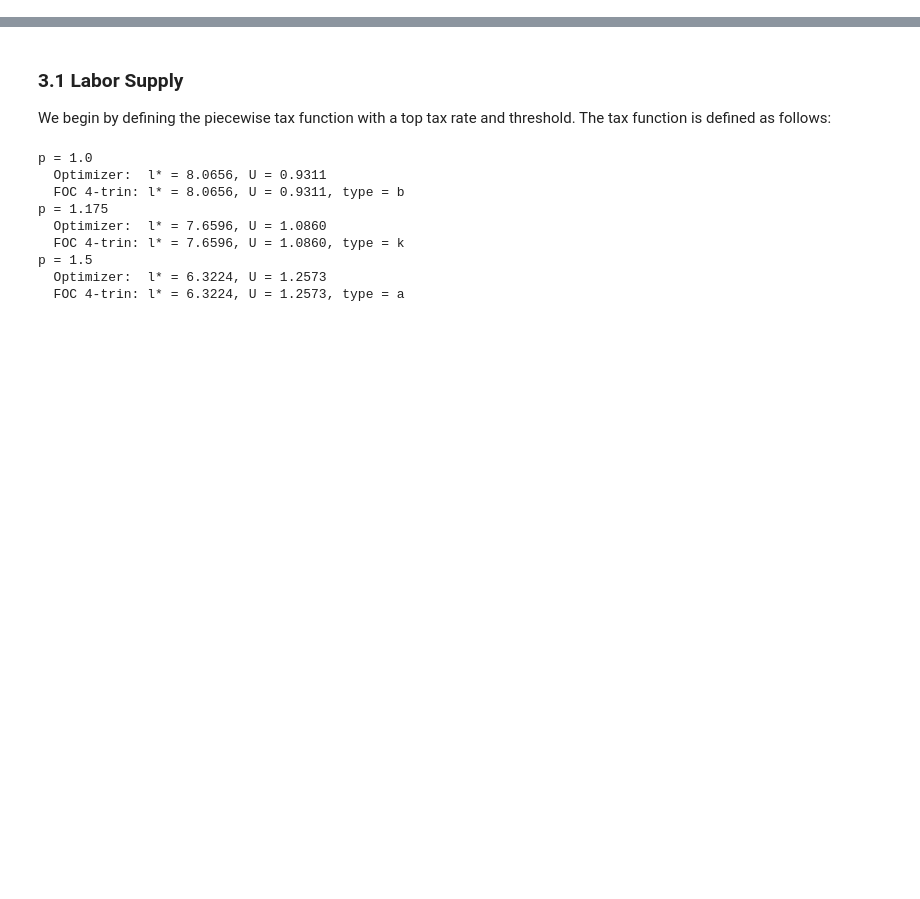
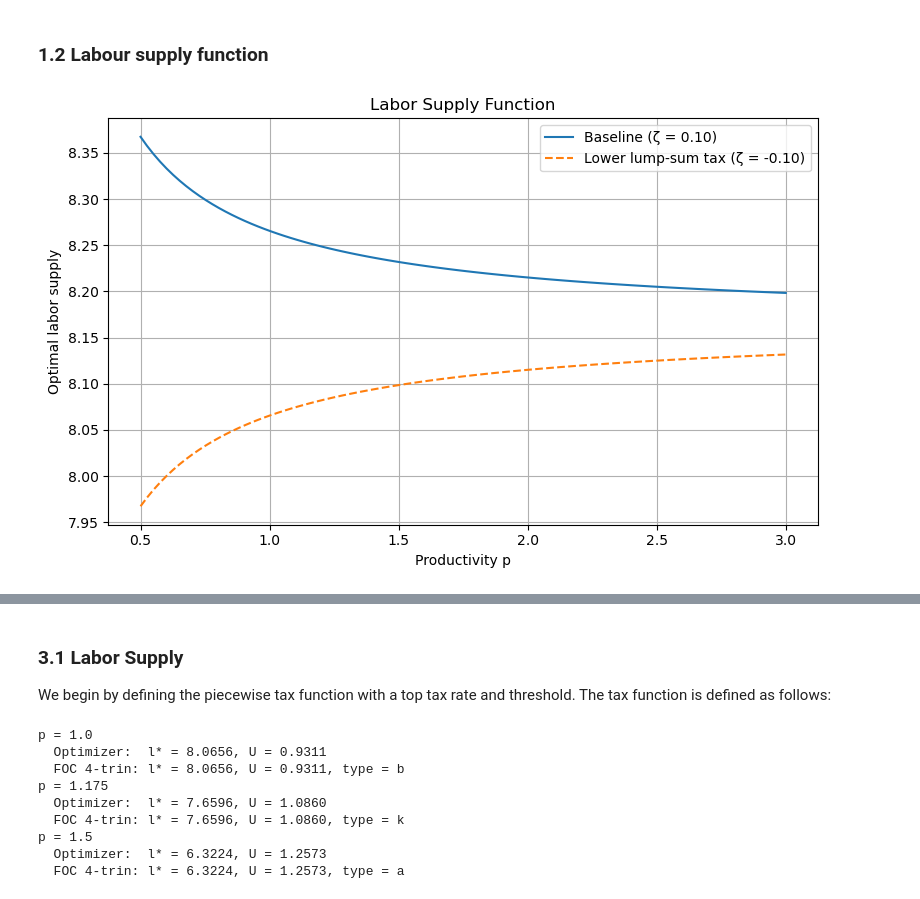
Before and after one commit to htx354/progecon, a Jupyter notebook: ModelProject.ipynb, the cells around one changed output, grey strips where cells are left out. Saved outputs shown, nothing was run; the diff lists cells and outputs as text; code cells hidden in the pictures; blank space fills up the shorter version.

```diff
--- a/ModelProject.ipynb
+++ b/ModelProject.ipynb
@@ -0,0 +307,32 @@
+# %% [markdown]
+### 1.2 Labour supply function
+# %%
+#	1.	Loop over p from 0.5 to 3.0
+#	2.	Store optimal labor supply ℓ⋆(p) using optimal_choice(p)
+#	3.	Plot the labor supply function for two cases:
+
+
+# Set up p-grid
+p_grid = np.linspace(0.5, 3.0, 100)
+
+# 1. Baseline case (zeta = 0.10)
+worker = WorkerClass()  # default zeta is 0.10
+ell_star_baseline = [worker.optimal_choice(p).ell for p in p_grid]
+
+# 2. Alternative case (zeta = -0.10)
+worker_alt = WorkerClass(par={"zeta": -0.10})
+ell_star_alternative = [worker_alt.optimal_choice(p).ell for p in p_grid]
+
+# 3. Plotting for two labor supply functions
+plt.figure(figsize=(8, 5))
+plt.plot(p_grid, ell_star_baseline, label="Baseline (ζ = 0.10)")
+plt.plot(p_grid, ell_star_alternative, label="Lower lump-sum tax (ζ = -0.10)", linestyle="--")
+plt.xlabel("Productivity p")
+plt.ylabel("Optimal labor supply")
+plt.title("Labor Supply Function")
+plt.grid(True)
+plt.legend()
+plt.tight_layout()
+plt.show()
+# %% [output]
+[figure, added]
```
Also changed, not shown: parts of 33 cells of this notebook.
